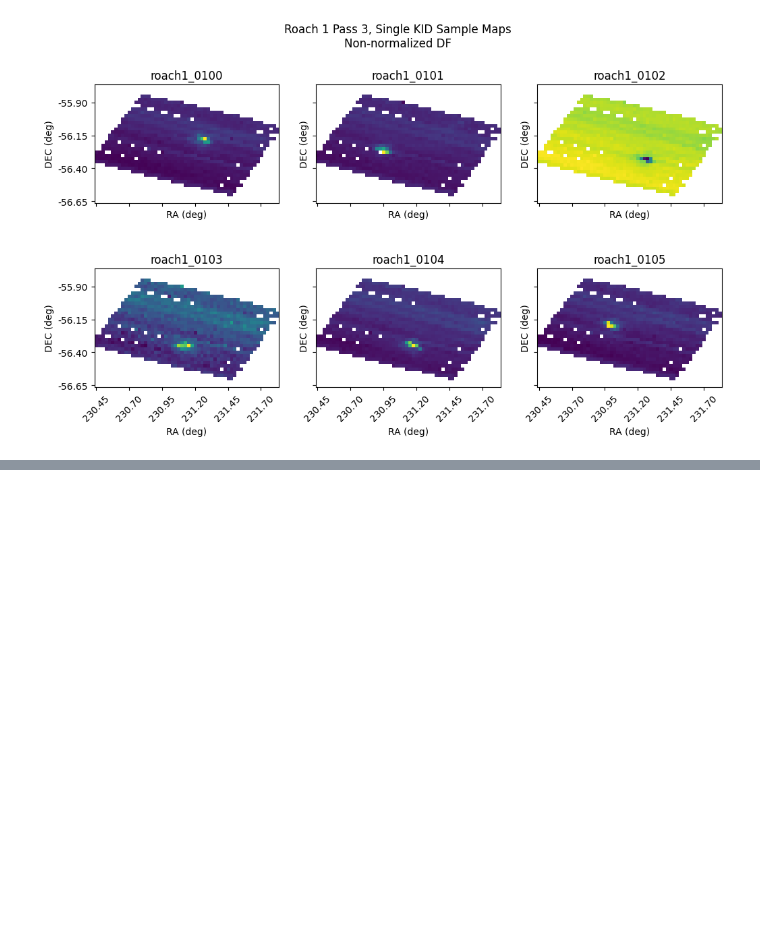
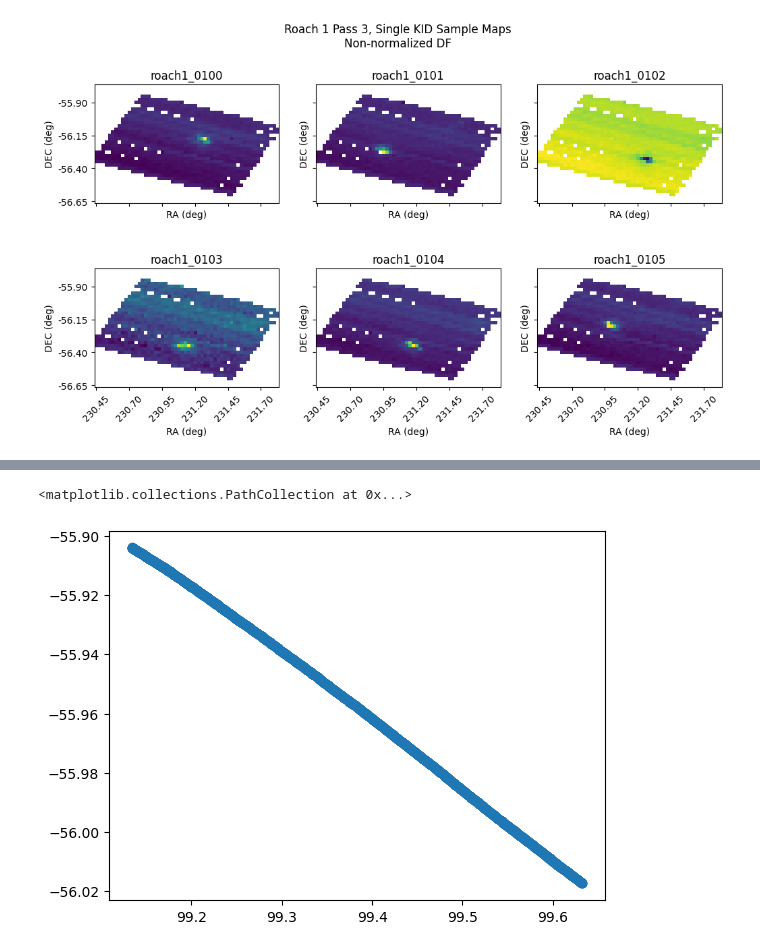
Before and after one commit to jonahjlee/blasttng-to-g3, a Jupyter notebook: notebooks/g3_processing.ipynb, the cells around one changed output, grey strips where cells are left out. Cells and saved outputs as stored; diff of their text form; code cells hidden in the pictures; blank space fills up the shorter version.

```diff
--- a/notebooks/g3_processing.ipynb
+++ b/notebooks/g3_processing.ipynb
@@ -485,0 +515,6 @@ class AddRaDec:
+# %%
+kid_idx = 0
+plt.scatter(coords[kid_idx][:, 0] * 180/np.pi, coords[kid_idx][:, 1] * 180/np.pi)
+# %% [output]
+<matplotlib.collections.PathCollection at 0x...>
+[figure, added]
```
Also changed, not shown: parts of 11 cells of this notebook.
